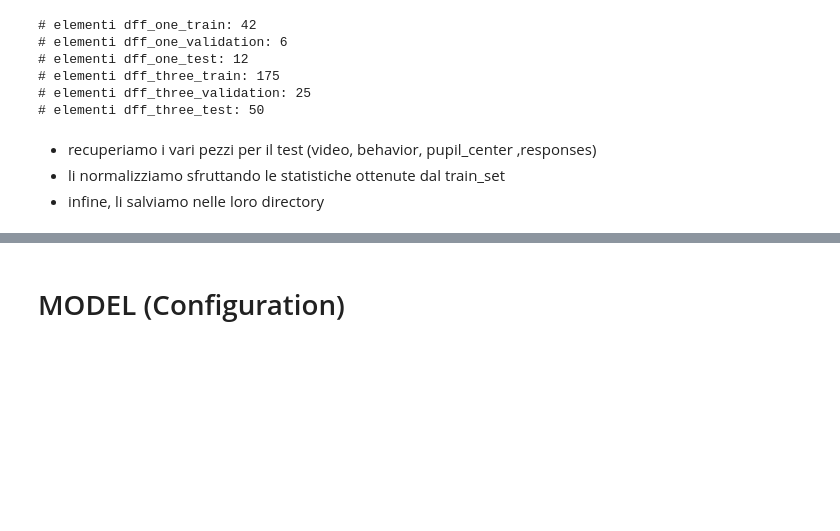
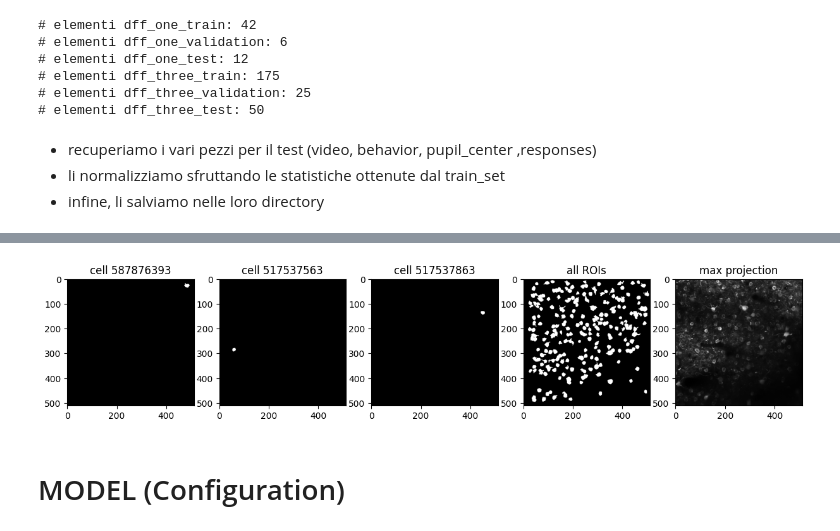
Before and after one commit to Prv2106/Brain-Encoding--ViV1T, a Jupyter notebook: brain-encoding-viv1t.ipynb, the cells around one changed output, grey strips where cells are left out. Drawn from its saved outputs; the diff is of its cells as text; code cells hidden in the pictures; blank space fills up the shorter version.

```diff
--- a/brain-encoding-viv1t.ipynb
+++ b/brain-encoding-viv1t.ipynb
@@ -651,3 +738,29 @@ test_set = MouseDataset('/kaggle/working/test/data')
+# %%
+# get the specimen IDs for a few cells
+cids = session_data.get_cell_specimen_ids()[:15:5]
+
+# get ROI masks for the selected cells
+selected_roi_masks = session_data.get_roi_mask_array(cell_specimen_ids=cids)
+
+# plot each mask
+f, axes = plt.subplots(1, len(cids)+2, figsize=(15, 3))
+for ax, roi_mask, cid in zip(axes[:-2], selected_roi_masks, cids):
+    ax.imshow(roi_mask, cmap='gray')
+    ax.set_title('cell %d' % cid)
+
+# make a mask of all ROIs in the experiment
+all_roi_masks = session_data.get_roi_mask_array()
+combined_mask = all_roi_masks.max(axis=0)
+axes[-2].imshow(combined_mask, cmap='gray')
+axes[-2].set_title('all ROIs')
+
+# show the movie max projection
+max_projection = session_data.get_max_projection()
+axes[-1].imshow(max_projection, cmap='gray')
+axes[-1].set_title('max projection')
+plt.show()
+# %% [output]
+[figure, added]
 # %% [markdown]
 # MODEL (Configuration)
 # %%
```
Also changed, not shown: parts of 97 cells of this notebook.
